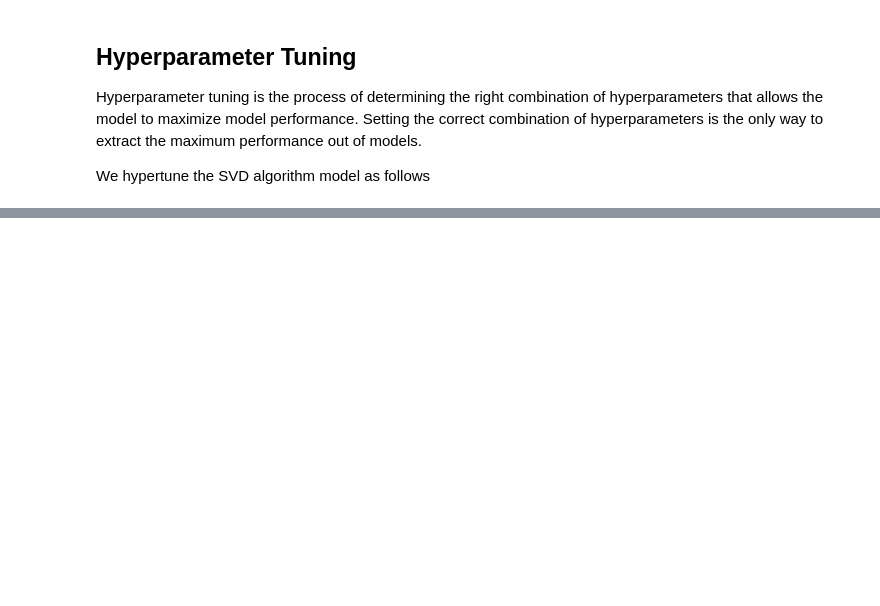
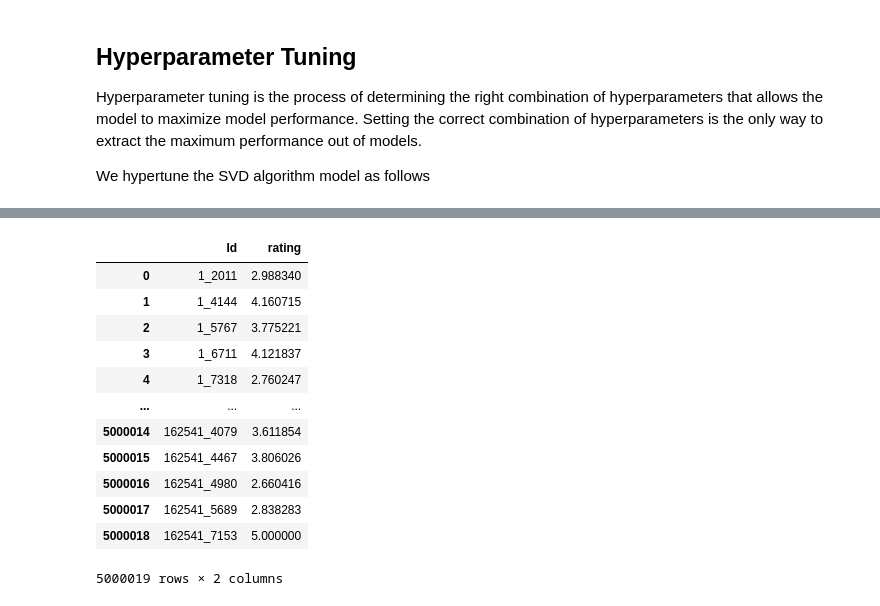
Before and after one commit to mainamwangi49/EXPLORE-TEAM-ZF1-unsupervised-predict, a Jupyter notebook: starter_notebook.ipynb, the cells around one changed output, grey strips where cells are left out. Saved outputs shown, nothing was run; the diff lists cells and outputs as text; code cells hidden in the pictures; blank space fills up the shorter version.

```diff
--- a/starter_notebook.ipynb
+++ b/starter_notebook.ipynb
@@ -868,0 +1033,20 @@ results.to_csv("submission.csv", index=False)
+# %%
+df_test['R'] = df_test['rating']
+del df_test['rating']
+df_test['rating'] = df_test['R']
+del df_test['R']
+df_test
+# %% [output]
+|  | Id | rating |
+| 0 | 1_2011 | 2.988340 |
+| 1 | 1_4144 | 4.160715 |
+| 2 | 1_5767 | 3.775221 |
+| 3 | 1_6711 | 4.121837 |
+| 4 | 1_7318 | 2.760247 |
+| ... | ... | ... |
+| 5000014 | 162541_4079 | 3.611854 |
+| 5000015 | 162541_4467 | 3.806026 |
+| 5000016 | 162541_4980 | 2.660416 |
+| 5000017 | 162541_5689 | 2.838283 |
+| 5000018 | 162541_7153 | 5.000000 |
+5000019 rows × 2 columns
```
Also changed, not shown: parts of 34 cells of this notebook.
